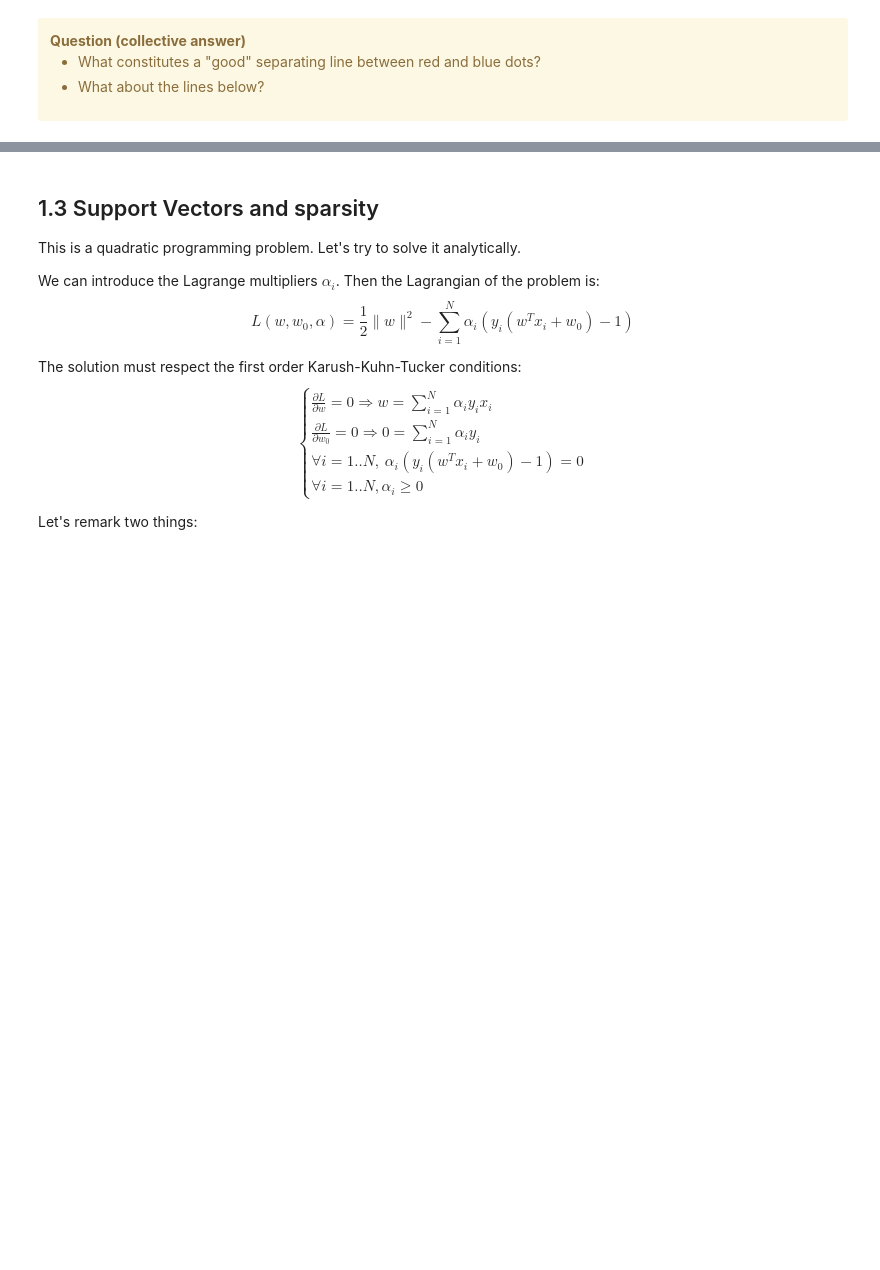
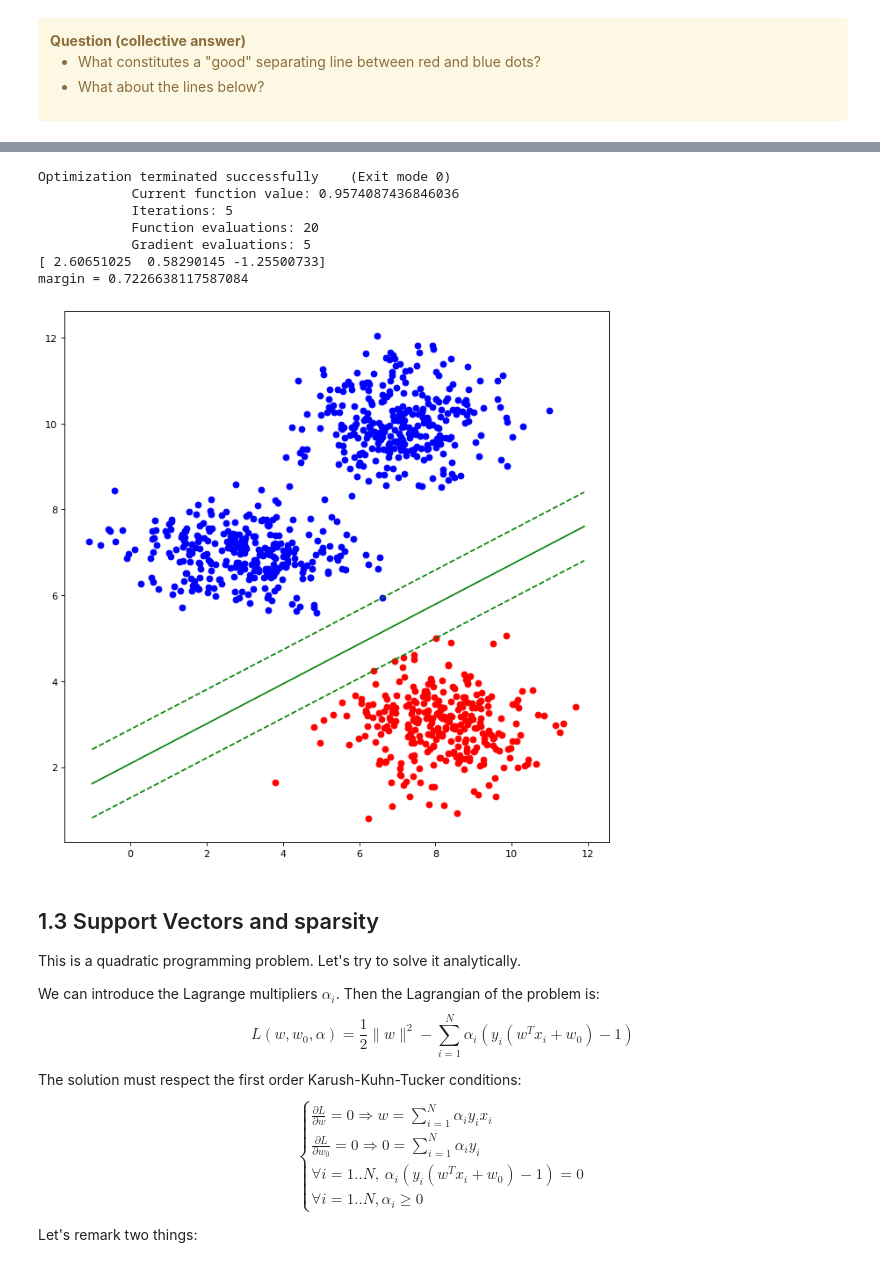
Before and after one commit to SupaeroDataScience/machine-learning, a Jupyter notebook: 3 - SVMs, bias-variance, and kernels/Support Vector Machines, Bias-Variance tradeoff and an Introduction to Kernel Theory.ipynb, the cells around one changed output, grey strips where cells are left out. Cells and saved outputs as stored; diff of their text form; code cells hidden in the pictures; blank space fills up the shorter version.

```diff
--- a/3 - SVMs, bias-variance, and kernels/Support Vector Machines, Bias-Variance tradeoff and an Introduction to Kernel Theory.ipynb
+++ b/3 - SVMs, bias-variance, and kernels/Support Vector Machines, Bias-Variance tradeoff and an Introduction to Kernel Theory.ipynb
@@ -159,27 +171,36 @@ Let's check we obtain the same result.
 # %%
 def func(w):
     """w=(w_0,w_1,w_2)"""
     return .5*(w[1]**2 + w[2]**2)
 
 def ineq_constr(w):
     """w=(w_0,w_1,w_2)"""
     return y*(w[1]*X[:,0] + w[2]*X[:,1] + w[0]*np.ones(X.shape[0])) - np.ones(X.shape[0])
 
 x0 = np.array([0.4,0.7,-1.])
 res = sopt.fmin_slsqp(func, x0, f_ieqcons=ineq_constr)
 print(res)
-M = 1. # and not anymore M = 1. / np.linalg.norm(np.array([res[1],res[2]]))
-print("margin =", M)
+margin = 1. / np.linalg.norm(np.array([res[1],res[2]]))
+print("margin =", margin)
 fig=plt.figure(figsize=fig_size, dpi= 80, facecolor='w', edgecolor='k')
 plt.scatter(Xblue[:,0],Xblue[:,1],c='b')
 plt.scatter(Xred[:,0],Xred[:,1],c='r')
 XX = np.arange(-1.,12.,0.1)
 YY = -(res[1]*XX+res[0])/res[2]
 plt.plot(XX,YY,c='g')
-YY = -(res[1]*XX+res[0]+M)/res[2]
+YY = -(res[1]*XX+res[0]+1.)/res[2]
 plt.plot(XX,YY,'g--')
-YY = -(res[1]*XX+res[0]-M)/res[2]
+YY = -(res[1]*XX+res[0]-1.)/res[2]
 plt.plot(XX,YY,'g--');
+# %% [output]
+Optimization terminated successfully    (Exit mode 0)
+            Current function value: 0.9574087436846036
+            Iterations: 5
+            Function evaluations: 20
+            Gradient evaluations: 5
+[ 2.60651025  0.58290145 -1.25500733]
+margin = 0.7226638117587084
+[figure, added]
 # %% [markdown]
 ## <a id="sec1-3"></a> 1.3 Support Vectors and sparsity
 
```
Also changed, not shown: parts of 40 cells of this notebook, 1 other file.
